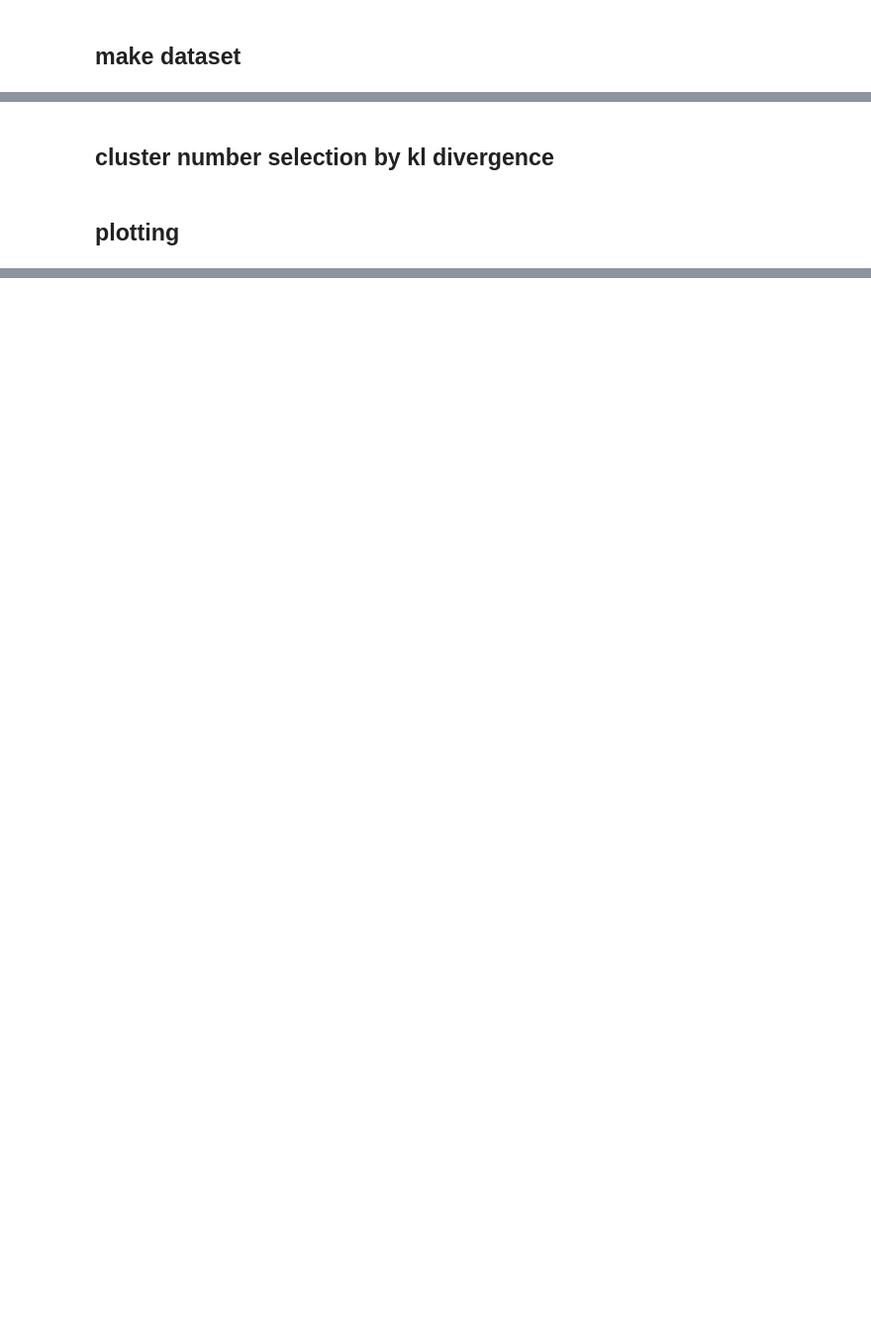
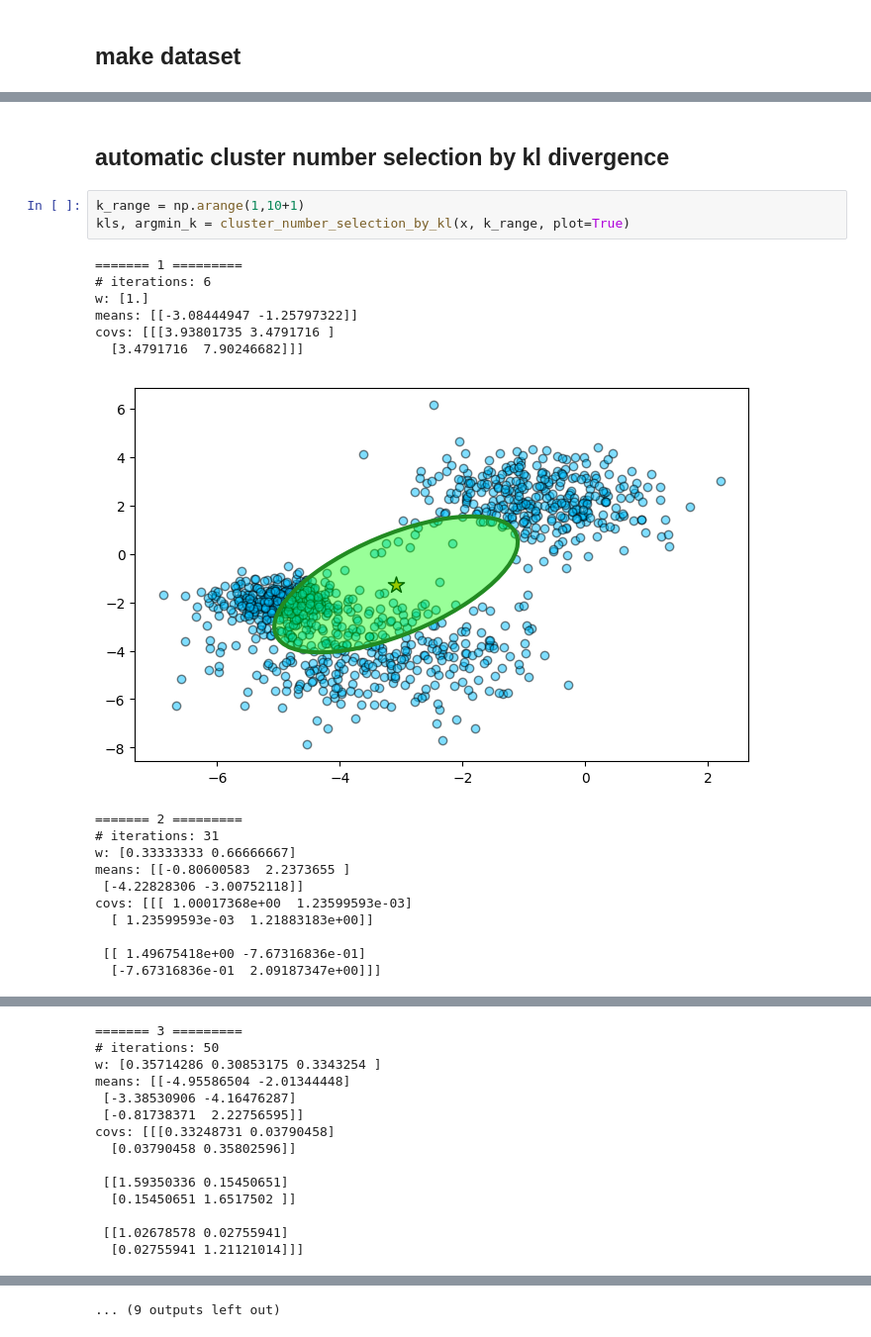
Before and after one commit to vwrs/variational-gaussian-mixture, a Jupyter notebook: variationalgaussianmixture.ipynb, the cells around one changed output, grey strips where cells are left out. Shown at 99% size. Saved outputs shown, nothing was run; the diff lists cells and outputs as text; blank space fills up the shorter version.

```diff
--- a/variationalgaussianmixture.ipynb
+++ b/variationalgaussianmixture.ipynb
@@ -71,4 +66,23 @@ KL: 2535.2131089819113
 # %% [markdown]
-## cluster number selection by kl divergence
+## automatic cluster number selection by kl divergence
-# %% [markdown]
-## plotting
+# %%
+k_range = np.arange(1,10+1)
+kls, argmin_k = cluster_number_selection_by_kl(x, k_range, plot=True)
+# %% [output]
+======= 1 =========
+# iterations: 6
+w: [1.]
+means: [[-3.08444947 -1.25797322]]
+covs: [[[3.93801735 3.4791716 ]
+  [3.4791716  7.90246682]]]
+[figure, added]
+======= 2 =========
+# iterations: 31
+w: [0.33333333 0.66666667]
+means: [[-0.80600583  2.2373655 ]
+ [-4.22828306 -3.00752118]]
+covs: [[[ 1.00017368e+00  1.23599593e-03]
+  [ 1.23599593e-03  1.21883183e+00]]
+
+ [[ 1.49675418e+00 -7.67316836e-01]
+  [-7.67316836e-01  2.09187347e+00]]]
@@ -74,0 +90,14 @@ KL: 2535.2131089819113
+======= 3 =========
+# iterations: 50
+w: [0.35714286 0.30853175 0.3343254 ]
+means: [[-4.95586504 -2.01344448]
+ [-3.38530906 -4.16476287]
+ [-0.81738371  2.22756595]]
+covs: [[[0.33248731 0.03790458]
+  [0.03790458 0.35802596]]
+
+ [[1.59350336 0.15450651]
+  [0.15450651 1.6517502 ]]
+
+ [[1.02678578 0.02755941]
+  [0.02755941 1.21121014]]]
@@ -75 +160,2 @@ KL: 2535.2131089819113
+... (9 outputs left out)
 # %%
```
Also changed, not shown: parts of 10 cells of this notebook.
